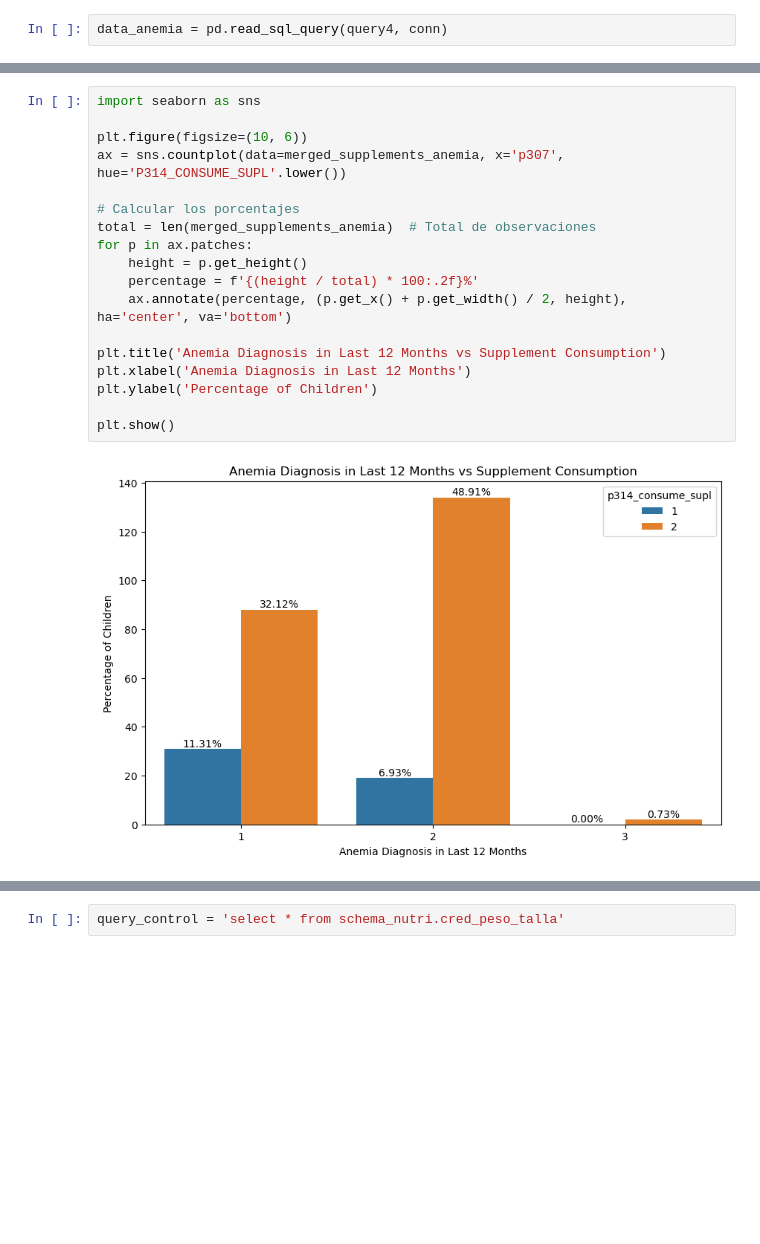
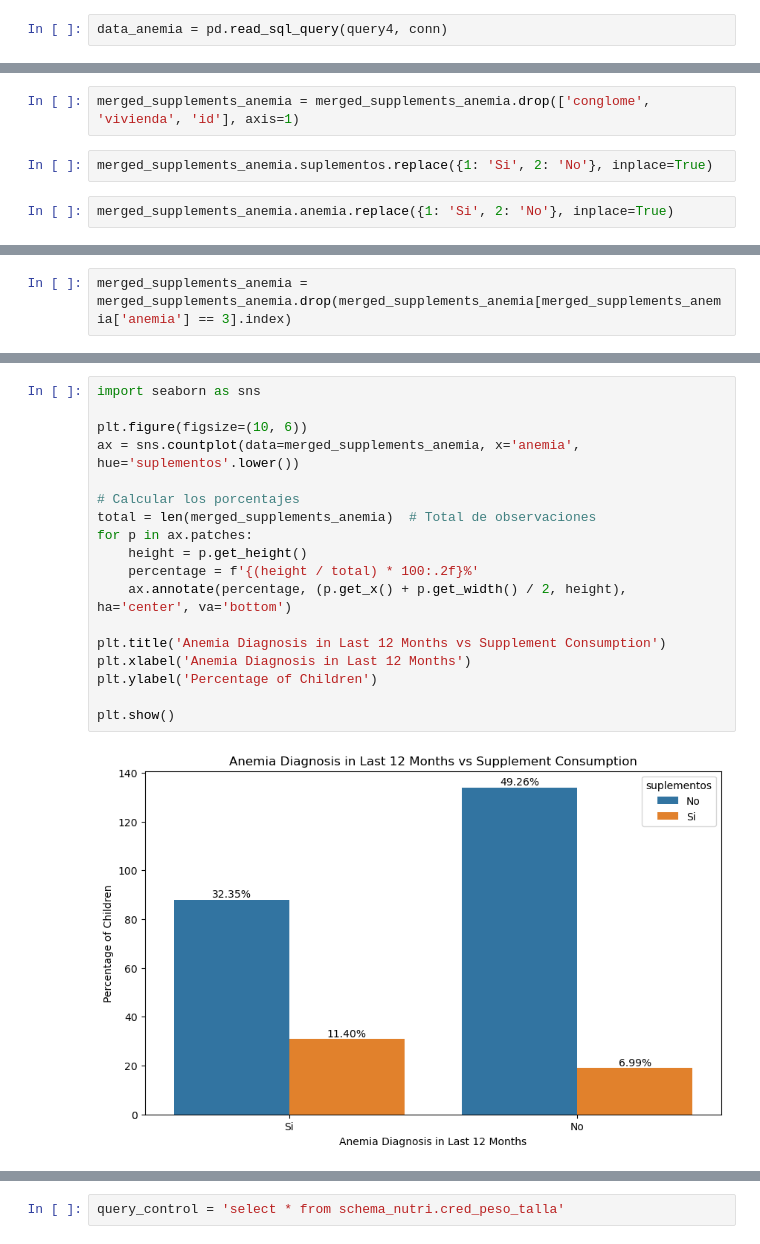
Before and after one commit to camilacod/Final_ACD, a Jupyter notebook: Transform.ipynb, the cells around one changed output, grey strips where cells are left out. Drawn from its saved outputs; the diff is of its cells as text; blank space fills up the shorter version.

```diff
--- a/Transform.ipynb
+++ b/Transform.ipynb
@@ -471,0 +942,6 @@ plt.show()
+# %%
+merged_supplements_anemia = merged_supplements_anemia.drop(['conglome', 'vivienda', 'id'], axis=1)
+# %%
+merged_supplements_anemia.suplementos.replace({1: 'Si', 2: 'No'}, inplace=True)
+# %%
+merged_supplements_anemia.anemia.replace({1: 'Si', 2: 'No'}, inplace=True)
@@ -471,0 +950,2 @@ plt.show()
+# %%
+merged_supplements_anemia = merged_supplements_anemia.drop(merged_supplements_anemia[merged_supplements_anemia['anemia'] == 3].index)
@@ -481,21 +979,21 @@ plt.show()
 # %%
 import seaborn as sns
 
 plt.figure(figsize=(10, 6))
-ax = sns.countplot(data=merged_supplements_anemia, x='p307', hue='P314_CONSUME_SUPL'.lower())
+ax = sns.countplot(data=merged_supplements_anemia, x='anemia', hue='suplementos'.lower())
 
 # Calcular los porcentajes
 total = len(merged_supplements_anemia)  # Total de observaciones
 for p in ax.patches:
     height = p.get_height()
     percentage = f'{(height / total) * 100:.2f}%'
     ax.annotate(percentage, (p.get_x() + p.get_width() / 2, height), ha='center', va='bottom')
 
 plt.title('Anemia Diagnosis in Last 12 Months vs Supplement Consumption')
 plt.xlabel('Anemia Diagnosis in Last 12 Months')
 plt.ylabel('Percentage of Children')
 
 plt.show()
 # %% [output]
-[figure, old version]
+[figure, new version]
 # %% [markdown]
```
Also changed, not shown: parts of 169 cells of this notebook, 10 other files.
